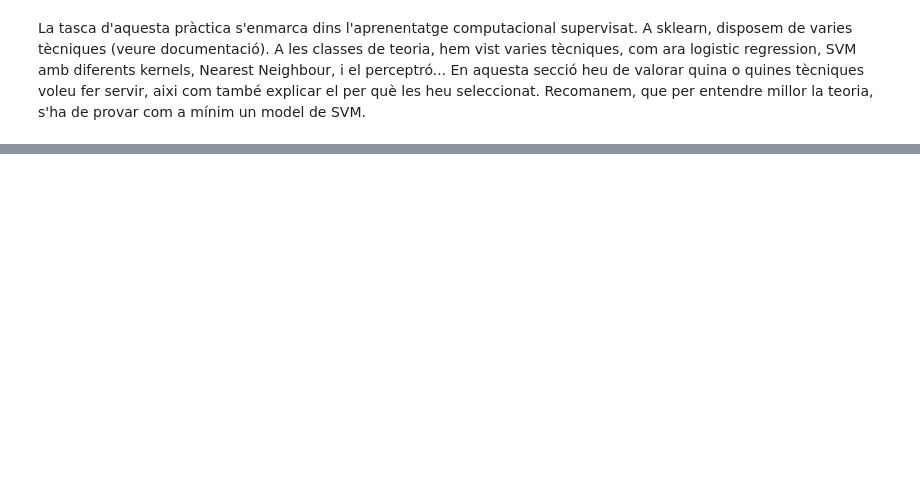
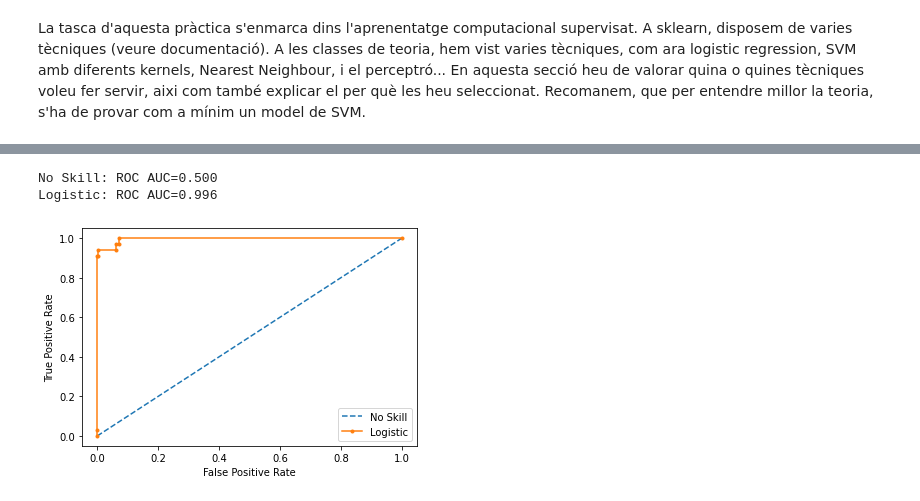
Before and after one commit to pablo15ruiz/ac-pr02, a Jupyter notebook: ApartatA.ipynb, the cells around one changed output, grey strips where cells are left out. Saved outputs shown, nothing was run; the diff lists cells and outputs as text; code cells hidden in the pictures; blank space fills up the shorter version.

```diff
--- a/ApartatA.ipynb
+++ b/ApartatA.ipynb
@@ -336,0 +565,42 @@ La tasca d'aquesta pràctica s'enmarca dins l'aprenentatge computacional supervi
+# %%
+#roc per a dades imbalanced
+from sklearn.metrics import roc_curve
+from sklearn.metrics import roc_auc_score
+
+X = df_4.drop(columns=TARGET)
+y = df_4[TARGET]
+
+X_train, X_test, y_train, y_test = train_test_split(X, y, test_size=0.5, random_state=2)
+
+# generate a no skill prediction (majority class)
+ns_probs = [0 for _ in range(len(y_test))]
+# fit a model
+cls = LogisticRegression(solver='lbfgs')
+cls.fit(X_train, y_train)
+# predict probabilities
+lr_probs = cls.predict_proba(X_test)
+# keep probabilities for the positive outcome only
+lr_probs = lr_probs[:, 1]
+# calculate scores
+ns_auc = roc_auc_score(y_test, ns_probs)
+lr_auc = roc_auc_score(y_test, lr_probs)
+# summarize scores
+print('No Skill: ROC AUC=%.3f' % (ns_auc))
+print('Logistic: ROC AUC=%.3f' % (lr_auc))
+# calculate roc curves
+ns_fpr, ns_tpr, _ = roc_curve(y_test, ns_probs)
+lr_fpr, lr_tpr, _ = roc_curve(y_test, lr_probs)
+# plot the roc curve for the model
+pyplot.plot(ns_fpr, ns_tpr, linestyle='--', label='No Skill')
+pyplot.plot(lr_fpr, lr_tpr, marker='.', label='Logistic')
+# axis labels
+pyplot.xlabel('False Positive Rate')
+pyplot.ylabel('True Positive Rate')
+# show the legend
+pyplot.legend()
+# show the plot
+pyplot.show()
+# %% [output]
+No Skill: ROC AUC=0.500
+Logistic: ROC AUC=0.996
+[figure, added]
```
Also changed, not shown: parts of 52 cells of this notebook.
